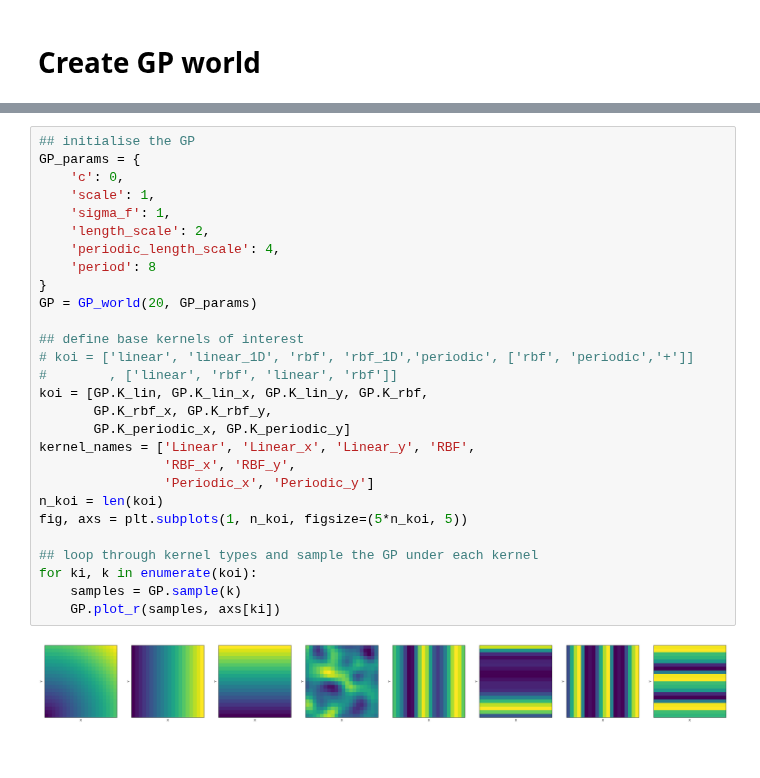
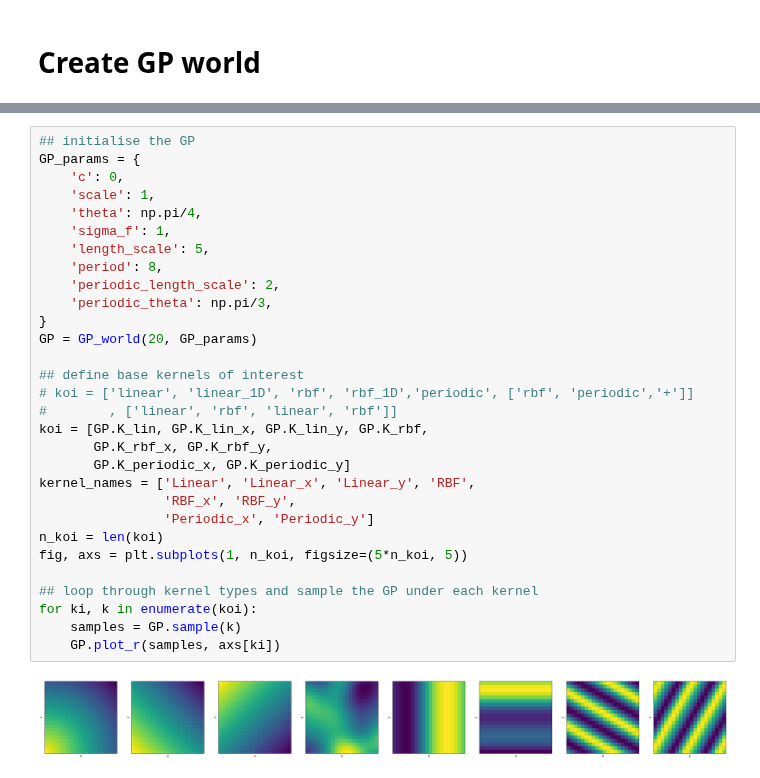
Before and after one commit to tgham/context_exploration, a Jupyter notebook: GP_worlds.ipynb, the cells around one changed output, grey strips where cells are left out. Saved outputs shown, nothing was run; the diff lists cells and outputs as text.

```diff
--- a/GP_worlds.ipynb
+++ b/GP_worlds.ipynb
@@ -159,33 +184,35 @@ class GP_world():
 # %%
 ## initialise the GP
 GP_params = {
     'c': 0,
     'scale': 1,
+    'theta': np.pi/4,
     'sigma_f': 1,
-    'length_scale': 2,
-    'periodic_length_scale': 4,
-    'period': 8
+    'length_scale': 5,
+    'period': 8,
+    'periodic_length_scale': 2,
+    'periodic_theta': np.pi/3,
 }
 GP = GP_world(20, GP_params)
 
 ## define base kernels of interest
 # koi = ['linear', 'linear_1D', 'rbf', 'rbf_1D','periodic', ['rbf', 'periodic','+']]
 #        , ['linear', 'rbf', 'linear', 'rbf']]
 koi = [GP.K_lin, GP.K_lin_x, GP.K_lin_y, GP.K_rbf,
        GP.K_rbf_x, GP.K_rbf_y,
        GP.K_periodic_x, GP.K_periodic_y]
 kernel_names = ['Linear', 'Linear_x', 'Linear_y', 'RBF',
                 'RBF_x', 'RBF_y',
                 'Periodic_x', 'Periodic_y']
 n_koi = len(koi)
 fig, axs = plt.subplots(1, n_koi, figsize=(5*n_koi, 5))
 
 ## loop through kernel types and sample the GP under each kernel
 for ki, k in enumerate(koi):
     samples = GP.sample(k)
     GP.plot_r(samples, axs[ki])
 # %% [output]
-[figure, old version]
+[figure, new version]
 # %%
 ## get all possible products of kernels (i.e. K1*K2 from koi)
 combo_koi = list(itertools.combinations(koi, 2))
```
Also changed, not shown: parts of 3 cells of this notebook.
